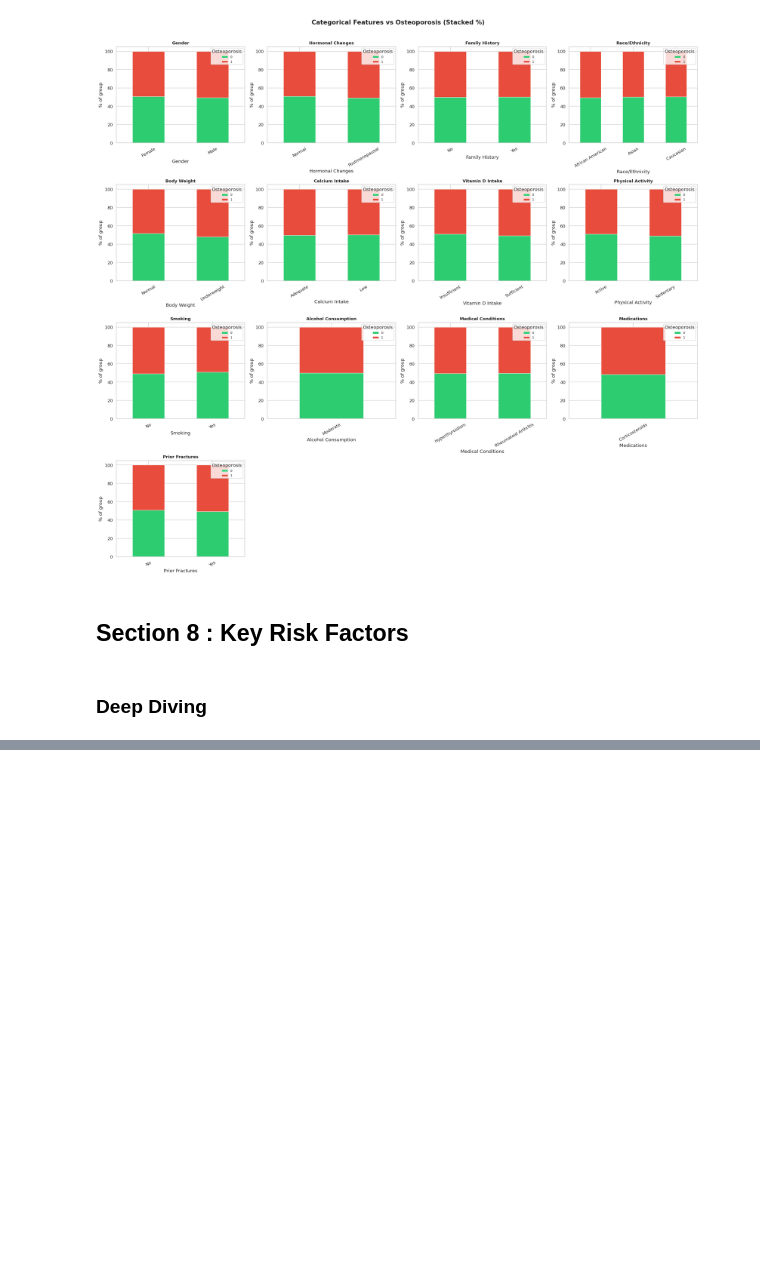
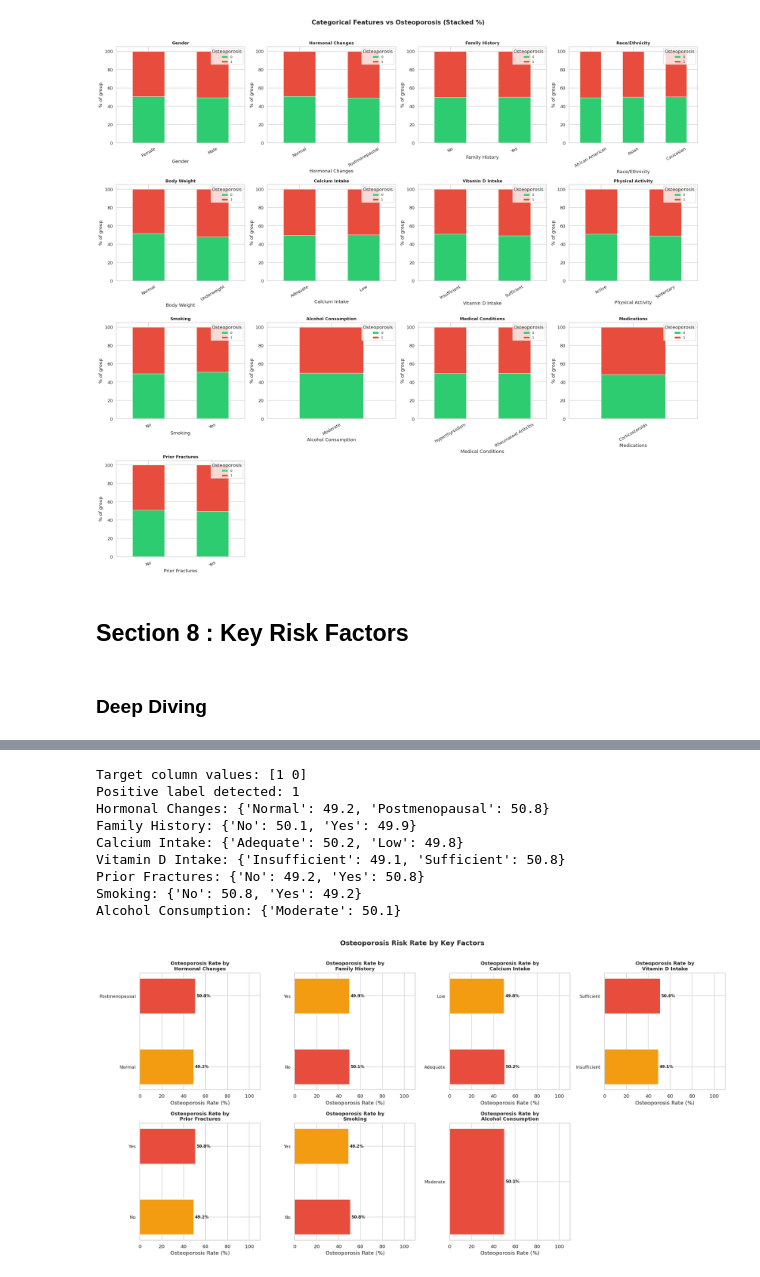
Before and after one commit to afeefanver/Osteoporosis-Risk-Prediction, a Jupyter notebook: EDA(Oesto).ipynb, the cells around one changed output, grey strips where cells are left out. Cells and saved outputs as stored; diff of their text form; code cells hidden in the pictures; blank space fills up the shorter version.

```diff
--- a/EDA(Oesto).ipynb
+++ b/EDA(Oesto).ipynb
@@ -348,5 +351,3 @@ plt.show()
 ## Section 8 : Key Risk Factors
 # %% [markdown]
 ### Deep Diving
-# %%
-df['Osteoporosis'] = df['Osteoporosis'].map({'Yes': 1, 'No': 0})
@@ -381,0 +354,52 @@ plt.show()
+# %%
+# --- Osteoporosis Rate per Category ---
+
+# Step 1: Detect positive label automatically (handles Yes/No, 1/0, etc.)
+target_vals = df['Osteoporosis'].unique()
+pos_label = 'Yes' if 'Yes' in target_vals else (1 if 1 in target_vals else target_vals[0])
+print(f'Target column values: {target_vals}')
+print(f'Positive label detected: {repr(pos_label)}')
+
+high_impact = ['Hormonal Changes', 'Family History', 'Calcium Intake',
+               'Vitamin D Intake', 'Prior Fractures', 'Smoking', 'Alcohol Consumption']
+
+fig, axes = plt.subplots(2, 4, figsize=(20, 10))
+axes = axes.flatten()
+
+for i, col in enumerate(high_impact):
+    # Build rates manually per group - robust to all label/dtype combos
+    labels, rates = [], []
+    for grp in sorted(df[col].dropna().unique(), key=str):
+        subset = df[df[col] == grp]['Osteoporosis']
+        r = float((subset == pos_label).sum()) / float(len(subset)) * 100.0
+        labels.append(str(grp))
+        rates.append(r)
+    print(f'{col}: {dict(zip(labels, [round(r,1) for r in rates]))}')
+
+    y_pos = list(range(len(labels)))
+    bar_colors = ['#E74C3C' if r >= 50 else '#F39C12' if r >= 30 else '#2ECC71' for r in rates]
+    axes[i].barh(y_pos, rates, color=bar_colors, edgecolor='white', linewidth=1.2, height=0.5)
+    axes[i].set_yticks(y_pos)
+    axes[i].set_yticklabels(labels, fontsize=10)
+    axes[i].set_title(f'Osteoporosis Rate by\n{col}', fontsize=11, fontweight='bold')
+    axes[i].set_xlabel('Osteoporosis Rate (%)')
+    axes[i].set_xlim(0, 110)
+    for j, v in enumerate(rates):
+        axes[i].text(v + 1, j, f'{v:.1f}%', va='center', fontsize=9, fontweight='bold')
+
+axes[-1].set_visible(False)
+plt.suptitle('Osteoporosis Risk Rate by Key Factors', fontsize=15, fontweight='bold', y=1.01)
+plt.savefig('plot/06_key_risk_analysis.png', bbox_inches='tight')
+plt.tight_layout()
+plt.show()
+# %% [output]
+Target column values: [1 0]
+Positive label detected: 1
+Hormonal Changes: {'Normal': 49.2, 'Postmenopausal': 50.8}
+Family History: {'No': 50.1, 'Yes': 49.9}
+Calcium Intake: {'Adequate': 50.2, 'Low': 49.8}
+Vitamin D Intake: {'Insufficient': 49.1, 'Sufficient': 50.8}
+Prior Fractures: {'No': 49.2, 'Yes': 50.8}
+Smoking: {'No': 50.8, 'Yes': 49.2}
+Alcohol Consumption: {'Moderate': 50.1}
+[figure, added]
```
Also changed, not shown: parts of 9 cells of this notebook.
